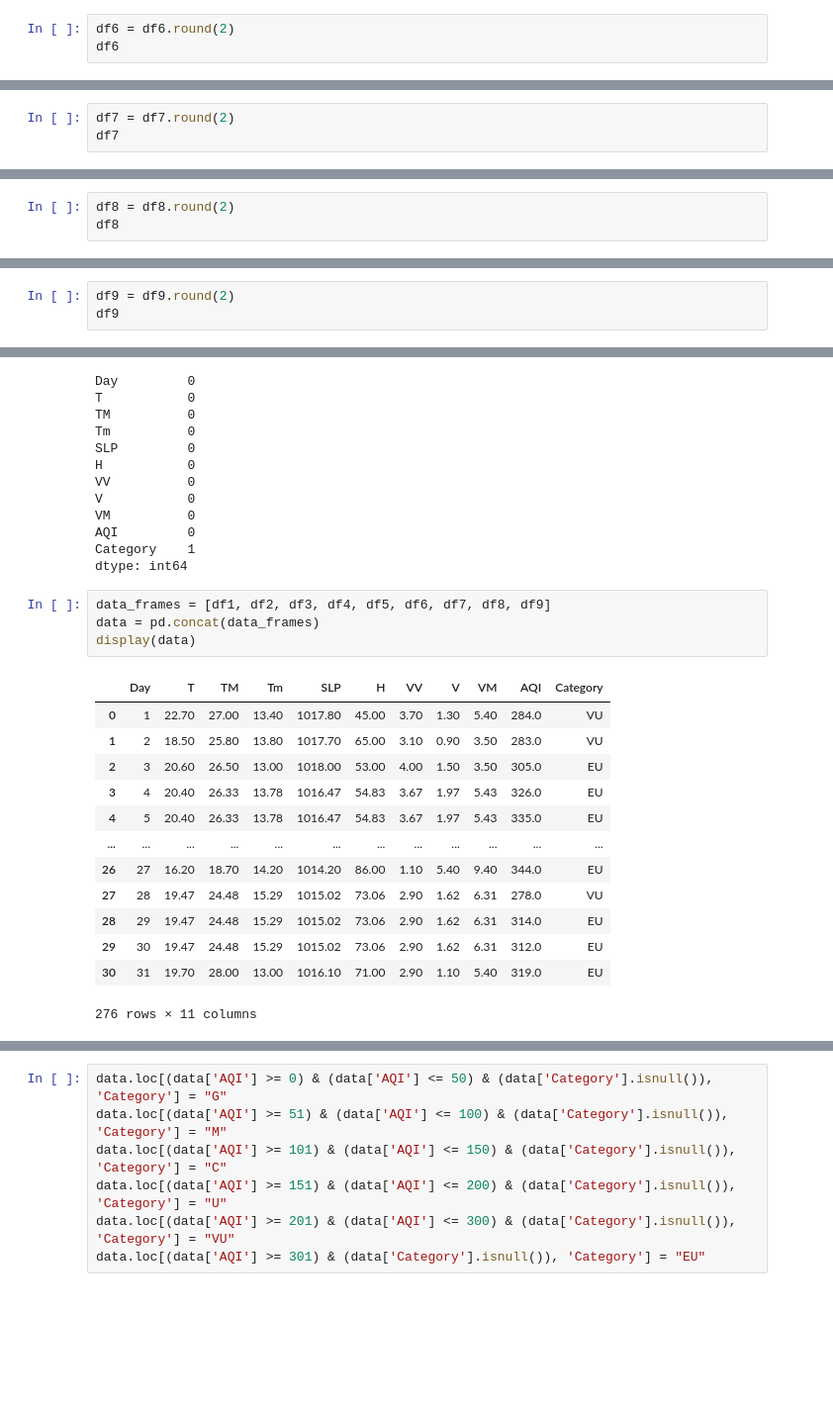
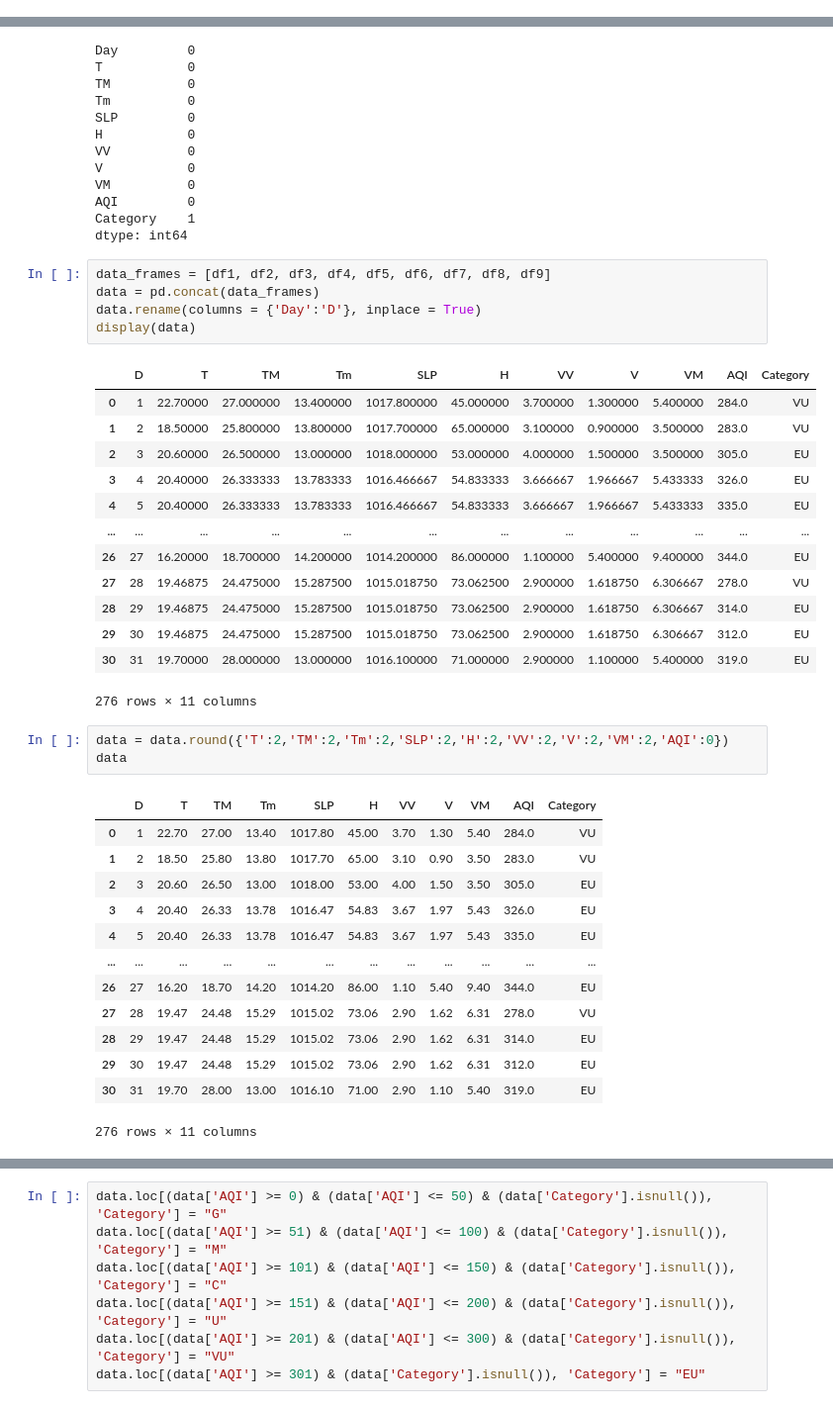
Before and after one commit to RuttonSarker/Prediction-of-Air-Quality-Index-in-Bangladesh-Using-Machine-Learning-Techniques, a Jupyter notebook: Dhaka/FE-Dhaka-2019.ipynb, the cells around one changed output, grey strips where cells are left out. Shown: that part at 99% size. Drawn from its saved outputs; the diff is of its cells as text; blank space fills up the shorter version.

```diff
--- a/Dhaka/FE-Dhaka-2019.ipynb
+++ b/Dhaka/FE-Dhaka-2019.ipynb
@@ -599,6 +594,3 @@ df6["VV"] = df6["VV"].fillna(value=df6["VV"].mean())
 df6["V"] = df6["V"].fillna(value=df6["V"].mean())
 df6["VM"] = df6["VM"].fillna(value=df6["VM"].mean())
 df6["AQI"] = df6["AQI"].fillna(value=df6["AQI"].mean())
-# %%
-df6 = df6.round(2)
-df6
@@ -683,6 +677,3 @@ df7["VV"] = df7["VV"].fillna(value=df7["VV"].mean())
 df7["V"] = df7["V"].fillna(value=df7["V"].mean())
 df7["VM"] = df7["VM"].fillna(value=df7["VM"].mean())
 df7["AQI"] = df7["AQI"].fillna(value=df7["AQI"].mean())
-# %%
-df7 = df7.round(2)
-df7
@@ -767,6 +760,3 @@ df8["VV"] = df8["VV"].fillna(value=df8["VV"].mean())
 df8["V"] = df8["V"].fillna(value=df8["V"].mean())
 df8["VM"] = df8["VM"].fillna(value=df8["VM"].mean())
 df8["AQI"] = df8["AQI"].fillna(value=df8["AQI"].mean())
-# %%
-df8 = df8.round(2)
-df8
@@ -851,6 +843,3 @@ df9["VV"] = df9["VV"].fillna(value=df9["VV"].mean())
 df9["V"] = df9["V"].fillna(value=df9["V"].mean())
 df9["VM"] = df9["VM"].fillna(value=df9["VM"].mean())
 df9["AQI"] = df9["AQI"].fillna(value=df9["AQI"].mean())
-# %%
-df9 = df9.round(2)
-df9
@@ -890,19 +881,37 @@ dtype: int64
 # %%
 data_frames = [df1, df2, df3, df4, df5, df6, df7, df8, df9]
 data = pd.concat(data_frames)
+data.rename(columns = {'Day':'D'}, inplace = True)
 display(data)
 # %% [output]
-|  | Day | T | TM | Tm | SLP | H | VV | V | VM | AQI | Category |
-| 0 | 1 | 22.70 | 27.00 | 13.40 | 1017.80 | 45.00 | 3.70 | 1.30 | 5.40 | 284.0 | VU |
-| 1 | 2 | 18.50 | 25.80 | 13.80 | 1017.70 | 65.00 | 3.10 | 0.90 | 3.50 | 283.0 | VU |
-| 2 | 3 | 20.60 | 26.50 | 13.00 | 1018.00 | 53.00 | 4.00 | 1.50 | 3.50 | 305.0 | EU |
-| 3 | 4 | 20.40 | 26.33 | 13.78 | 1016.47 | 54.83 | 3.67 | 1.97 | 5.43 | 326.0 | EU |
-| 4 | 5 | 20.40 | 26.33 | 13.78 | 1016.47 | 54.83 | 3.67 | 1.97 | 5.43 | 335.0 | EU |
+|  | D | T | TM | Tm | SLP | H | VV | V | VM | AQI | Category |
+| 0 | 1 | 22.70000 | 27.000000 | 13.400000 | 1017.800000 | 45.000000 | 3.700000 | 1.300000 | 5.400000 | 284.0 | VU |
+| 1 | 2 | 18.50000 | 25.800000 | 13.800000 | 1017.700000 | 65.000000 | 3.100000 | 0.900000 | 3.500000 | 283.0 | VU |
+| 2 | 3 | 20.60000 | 26.500000 | 13.000000 | 1018.000000 | 53.000000 | 4.000000 | 1.500000 | 3.500000 | 305.0 | EU |
+| 3 | 4 | 20.40000 | 26.333333 | 13.783333 | 1016.466667 | 54.833333 | 3.666667 | 1.966667 | 5.433333 | 326.0 | EU |
+| 4 | 5 | 20.40000 | 26.333333 | 13.783333 | 1016.466667 | 54.833333 | 3.666667 | 1.966667 | 5.433333 | 335.0 | EU |
 | ... | ... | ... | ... | ... | ... | ... | ... | ... | ... | ... | ... |
-| 26 | 27 | 16.20 | 18.70 | 14.20 | 1014.20 | 86.00 | 1.10 | 5.40 | 9.40 | 344.0 | EU |
-| 27 | 28 | 19.47 | 24.48 | 15.29 | 1015.02 | 73.06 | 2.90 | 1.62 | 6.31 | 278.0 | VU |
-| 28 | 29 | 19.47 | 24.48 | 15.29 | 1015.02 | 73.06 | 2.90 | 1.62 | 6.31 | 314.0 | EU |
-| 29 | 30 | 19.47 | 24.48 | 15.29 | 1015.02 | 73.06 | 2.90 | 1.62 | 6.31 | 312.0 | EU |
-| 30 | 31 | 19.70 | 28.00 | 13.00 | 1016.10 | 71.00 | 2.90 | 1.10 | 5.40 | 319.0 | EU |
+| 26 | 27 | 16.20000 | 18.700000 | 14.200000 | 1014.200000 | 86.000000 | 1.100000 | 5.400000 | 9.400000 | 344.0 | EU |
+| 27 | 28 | 19.46875 | 24.475000 | 15.287500 | 1015.018750 | 73.062500 | 2.900000 | 1.618750 | 6.306667 | 278.0 | VU |
+| 28 | 29 | 19.46875 | 24.475000 | 15.287500 | 1015.018750 | 73.062500 | 2.900000 | 1.618750 | 6.306667 | 314.0 | EU |
+| 29 | 30 | 19.46875 | 24.475000 | 15.287500 | 1015.018750 | 73.062500 | 2.900000 | 1.618750 | 6.306667 | 312.0 | EU |
+| 30 | 31 | 19.70000 | 28.000000 | 13.000000 | 1016.100000 | 71.000000 | 2.900000 | 1.100000 | 5.400000 | 319.0 | EU |
 276 rows × 11 columns
+# %%
+data = data.round({'T':2,'TM':2,'Tm':2,'SLP':2,'H':2,'VV':2,'V':2,'VM':2,'AQI':0})
+data
+# %% [output]
+|  | D | T | TM | Tm | SLP | H | VV | V | VM | AQI | Category |
+| 0 | 1 | 22.70 | 27.00 | 13.40 | 1017.80 | 45.00 | 3.70 | 1.30 | 5.40 | 284.0 | VU |
+| 1 | 2 | 18.50 | 25.80 | 13.80 | 1017.70 | 65.00 | 3.10 | 0.90 | 3.50 | 283.0 | VU |
+| 2 | 3 | 20.60 | 26.50 | 13.00 | 1018.00 | 53.00 | 4.00 | 1.50 | 3.50 | 305.0 | EU |
+| 3 | 4 | 20.40 | 26.33 | 13.78 | 1016.47 | 54.83 | 3.67 | 1.97 | 5.43 | 326.0 | EU |
+| 4 | 5 | 20.40 | 26.33 | 13.78 | 1016.47 | 54.83 | 3.67 | 1.97 | 5.43 | 335.0 | EU |
+| ... | ... | ... | ... | ... | ... | ... | ... | ... | ... | ... | ... |
+| 26 | 27 | 16.20 | 18.70 | 14.20 | 1014.20 | 86.00 | 1.10 | 5.40 | 9.40 | 344.0 | EU |
+| 27 | 28 | 19.47 | 24.48 | 15.29 | 1015.02 | 73.06 | 2.90 | 1.62 | 6.31 | 278.0 | VU |
+| 28 | 29 | 19.47 | 24.48 | 15.29 | 1015.02 | 73.06 | 2.90 | 1.62 | 6.31 | 314.0 | EU |
+| 29 | 30 | 19.47 | 24.48 | 15.29 | 1015.02 | 73.06 | 2.90 | 1.62 | 6.31 | 312.0 | EU |
+| 30 | 31 | 19.70 | 28.00 | 13.00 | 1016.10 | 71.00 | 2.90 | 1.10 | 5.40 | 319.0 | EU |
+276 rows × 11 columns
 # %%
```
Also changed, not shown: parts of 24 cells of this notebook.
